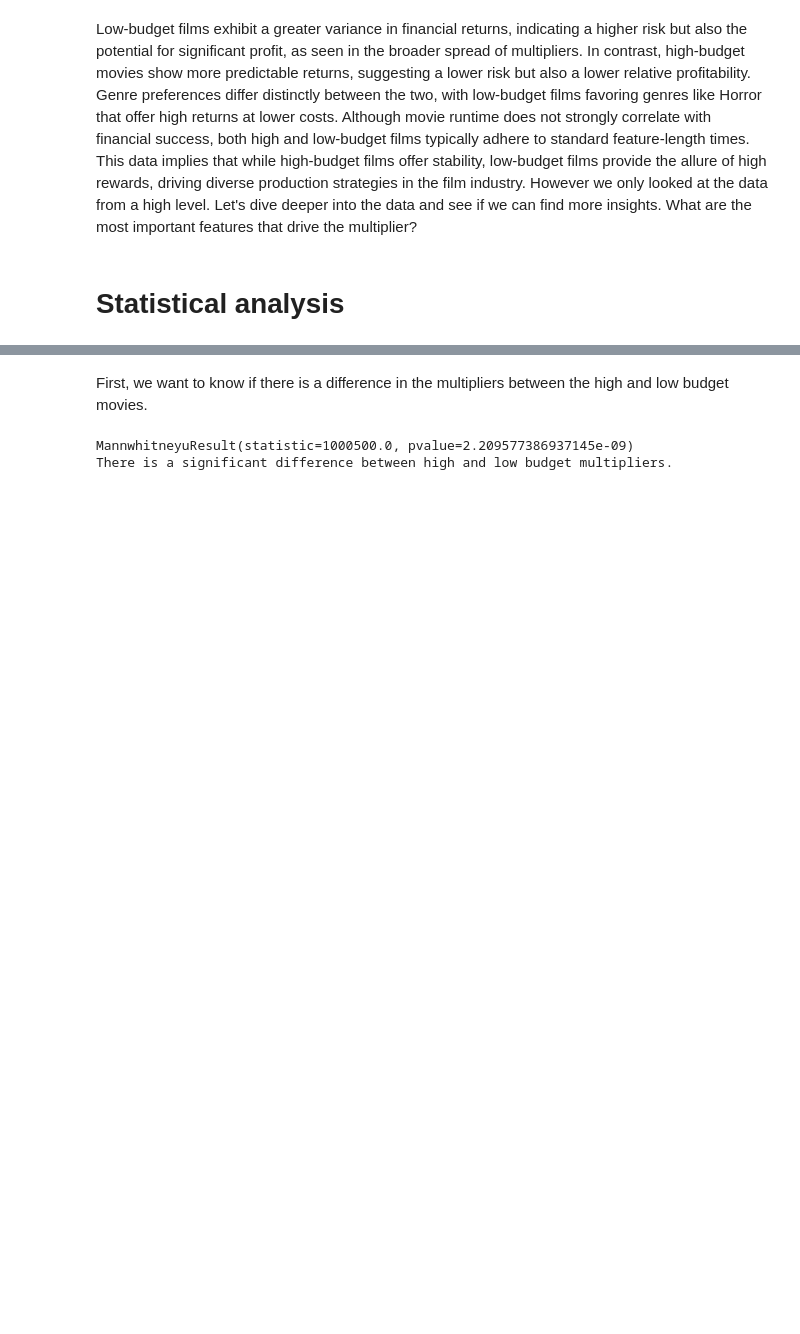
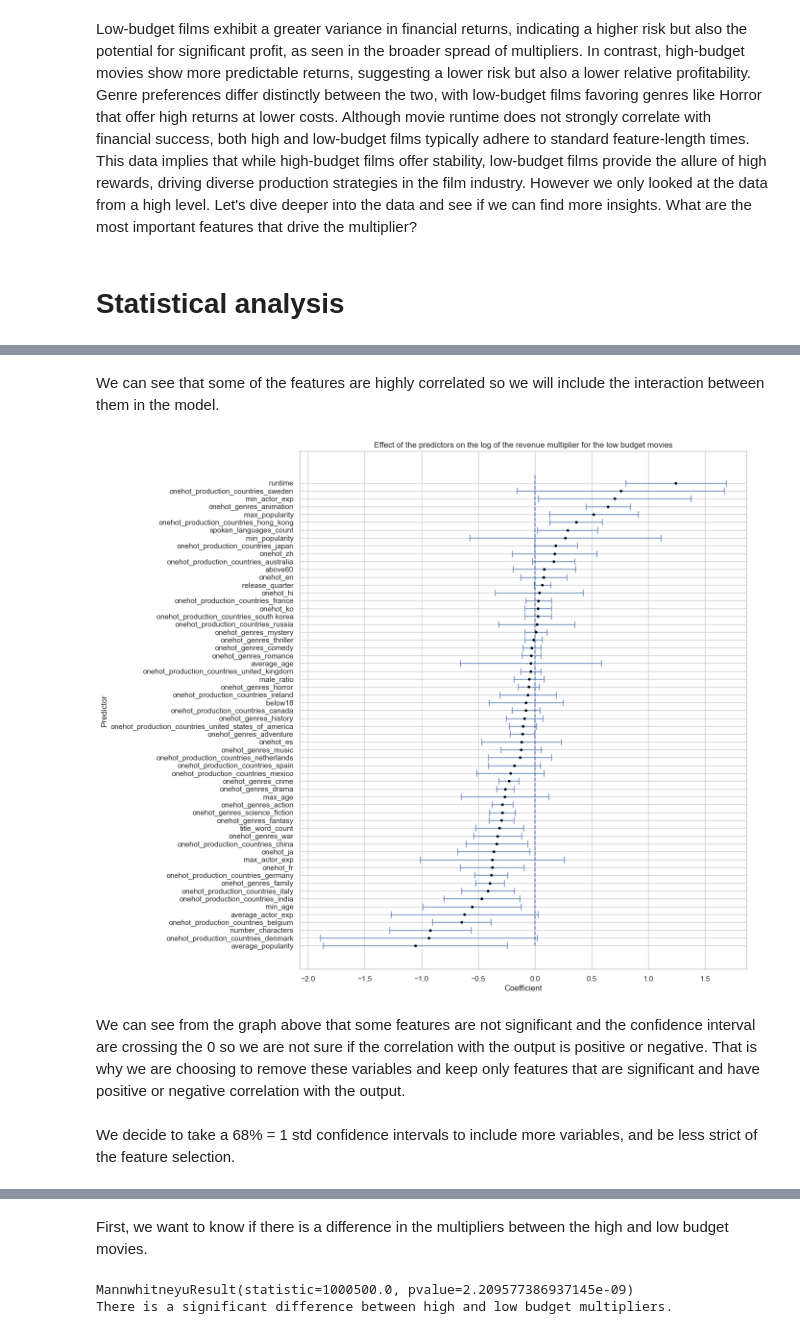
Before and after one commit to epfl-ada/ada-2023-project-thesuricates, a Jupyter notebook: milestone3.ipynb, the cells around one changed output, grey strips where cells are left out. Saved outputs shown, nothing was run; the diff lists cells and outputs as text; code cells hidden in the pictures; blank space fills up the shorter version.

```diff
--- a/milestone3.ipynb
+++ b/milestone3.ipynb
@@ -466,0 +622,3 @@ Low-budget films exhibit a greater variance in financial returns, indicating a h
+# %%
+scaled_input_high = sm.add_constant(scaled_input_high)
+compute_model(scaled_input_high, log_output_high, plot_summary=True, test_set=True)
@@ -466,0 +646,3 @@ Low-budget films exhibit a greater variance in financial returns, indicating a h
+# %%
+scaled_input_low = sm.add_constant(scaled_input_low)
+compute_model(scaled_input_low, log_output_low, plot_summary=True, test_set=True)
@@ -466,0 +701,36 @@ Low-budget films exhibit a greater variance in financial returns, indicating a h
+# %% [markdown]
+We can see that some of the features are highly correlated so we will include the interaction between them in the model.
+# %%
+results = compute_model(scaled_input_low, log_output_low)
+
+# feature names
+variables = results.params.index
+# coefficients
+coefficients = results.params.values
+# p-values
+p_values = results.pvalues
+# standard errors
+standard_errors = results.bse.values
+
+l1, l2, l3, l4 = zip(*sorted(zip(coefficients[1:], variables[1:], standard_errors[1:], p_values[1:])))
+# %%
+def plot_predictors(l1, l2, l3, category_name = 'low'):
+    plt.figure(figsize=(12,14))
+    plt.errorbar(l1, np.array(range(len(l1))), xerr= np.array(l3), linewidth = 1,
+                linestyle = 'none',marker = 'o',markersize= 3,
+                markerfacecolor = 'black',markeredgecolor = 'black', capsize= 5)
+
+    plt.vlines(0,0, len(l1), linestyle = '--')
+    plt.yticks(range(len(l2)),l2)
+    plt.title(f'Effect of the predictors on the log of the revenue multiplier for the {category_name} budget movies')
+    plt.xlabel('Coefficient')
+    plt.ylabel('Predictor')
+    plt.show()
+# %%
+plot_predictors(l1, l2, l3, category_name = 'low')
+# %% [output]
+[figure, added]
+# %% [markdown]
+We can see from the graph above that some features are not significant and the confidence interval are crossing the 0 so we are not sure if the correlation with the output is positive or negative. That is why we are choosing to remove these variables and keep only features that are significant and have positive or negative correlation with the output.
+# %% [markdown]
+We decide to take a 68% = 1 std confidence intervals to include more variables, and be less strict of the feature selection.
```
Also changed, not shown: parts of 114 cells of this notebook.
